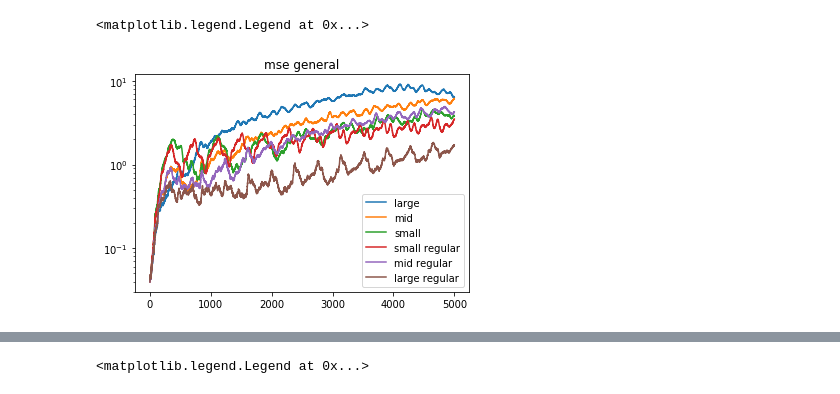
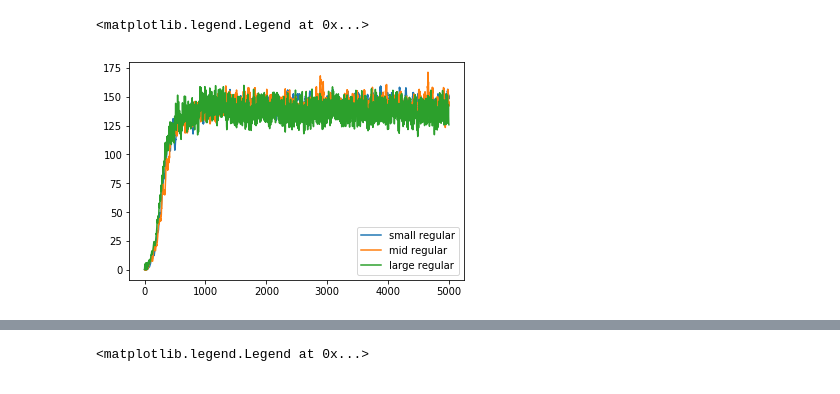
Before and after one commit to KatieJ16/ensemble_HiSTs, a Jupyter notebook: scripts/multiscale_HiTS_exp/general_train_post.py.ipynb, the cells around one changed output, grey strips where cells are left out. Drawn from its saved outputs; the diff is of its cells as text; code cells hidden in the pictures.

Commit message:
working on some stuff with Lorenz and that new graphing of test data that Nathan mentioned

```diff
--- a/scripts/multiscale_HiTS_exp/general_train_post.py.ipynb
+++ b/scripts/multiscale_HiTS_exp/general_train_post.py.ipynb
@@ -30,9 +30,10 @@ t_list_all = list()
 k = 2                       # model index: should be in {0, 2, ..., 10}
 dt = 0.02                     # time unit: 0.0005 for Lorenz and 0.01 for others
 system = 'VanDerPol'         # system name: 'Hyperbolic', 'Cubic', 'VanDerPol', 'Hopf' or 'Lorenz'
+system = 'Lorenz'
 
-step_size = 4
-noise = 0.1                   # noise percentage: 0.00, 0.01 or 0.02
+step_size = 16
+noise = 0.02                  # noise percentage: 0.00, 0.01 or 0.02
 
 lr = 1e-3                     # learning rate
 max_epoch = 50000            # the maximum training epoch
@@ -42,6 +43,7 @@ arch = [2, 512, 512, 512, 2]  # architecture of the neural network
 # paths
 data_dir = os.path.join('../../data/', system,)
 model_dir = '../../models/VanDerPol_multiscale_general'
+# model_dir = '../../models/Lorenz_multiscale_general'
 
 # global const
 n_forward = 6
@@ -100,7 +103,7 @@ model_D4_noise0.1_a.pt
 # %%
 # load models
 models_regular = list()
-model_dir_regular = '../../models/VanDerPol'
+model_dir_regular = '../../models/Lorenz'
 #add letter models and the one without a letter.
 # model_name = 'model_D{}_noise{}.pt'.format(step_size, noise)
 # models.append(torch.load(os.path.join(model_dir, model_name), map_location='cpu'))
@@ -206,32 +223,32 @@ torch.Size([320, 2])
 # %%
 
-plt.semilogy(t_list_large, mse_large, label = "large")
-plt.semilogy(t_list_mid, mse_mid, label = "mid")
-plt.semilogy(t_list, mse_small, label = "small")
-plt.title("mse general")
+# plt.semilogy(t_list_large, mse_large, label = "large")
+# plt.plot(t_list_mid, mse_mid, label = "mid")
+# plt.plot(t_list, mse_small, label = "small")
+# plt.title("mse general: noise = " + str(noise))
 
 # plt.xlim([0,1000])
 # plt.ylim([0.0001, 1])
 
 n_steps=5000
 y_preds = models_regular[0].uni_scale_forecast(torch.tensor(test_data[:, 0, :]).float(), n_steps=n_steps)
 mse = torch.mean((y_preds - torch.tensor(test_data[:, 1:1+n_steps, :]).float())**2, axis = (0,2))
 plt.plot(mse, label = "small regular")
 
 y_preds = models_regular[1].uni_scale_forecast(torch.tensor(test_data[:, 0, :]).float(), n_steps=n_steps)
 mse = torch.mean((y_preds - torch.tensor(test_data[:, 1:1+n_steps, :]).float())**2, axis = (0,2))
 plt.plot(mse, label = "mid regular")
 
 y_preds = models_regular[2].uni_scale_forecast(torch.tensor(test_data[:, 0, :]).float(), n_steps=n_steps)
 mse = torch.mean((y_preds - torch.tensor(test_data[:, 1:1+n_steps, :]).float())**2, axis = (0,2))
 plt.plot(mse, label = "large regular")
 plt.legend()
 
 # y_preds = net_regular.vectorized_multi_scale_forecast(torch.tensor(test_data[:, 0, :]).float().to('cpu'), n_steps=n_steps, models=models_regular)
 # mse_regular = torch.mean((y_preds - torch.tensor(test_data[:, 1:1+n_steps, :]).float())**2, axis = (0,2))
 # plt.semilogy(mse_regular, label = " multiscale regular")
 
 plt.legend()
 # %% [output]
 <matplotlib.legend.Legend at 0x...>
-[figure, old version]
+[figure, new version]
```
Also changed, not shown: parts of 13 cells of this notebook, 6 other files.
